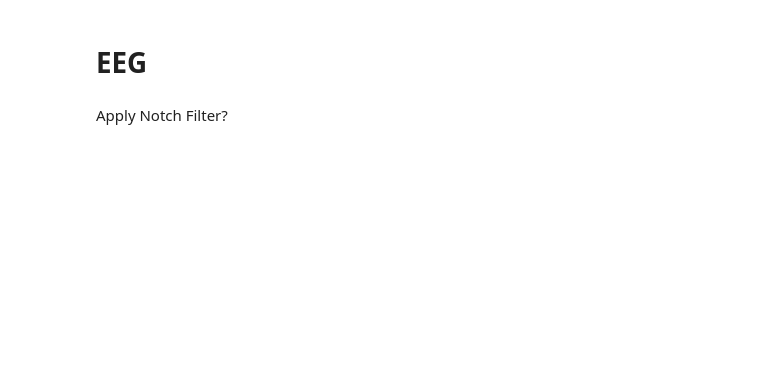
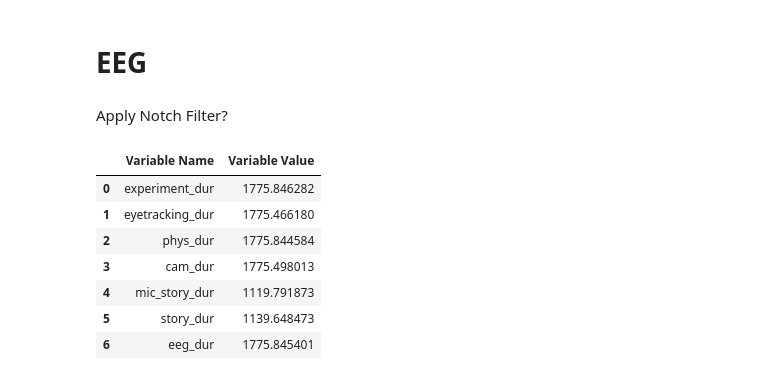
Before and after one commit to BryanGonzalez262/MOBI2024, a Jupyter notebook: CUNY_FACIAL/Code/pilot_check.ipynb, the cells around one changed output. Saved outputs shown, nothing was run; the diff lists cells and outputs as text; code cells hidden in the pictures; blank space fills up the shorter version.

```diff
--- a/CUNY_FACIAL/Code/pilot_check.ipynb
+++ b/CUNY_FACIAL/Code/pilot_check.ipynb
@@ -483,17 +540,26 @@ plt.show()
 # %%
 eeg_dat = data[streams_collected.index('EGI NetAmp 0')]
 eeg_df = pd.DataFrame(eeg_dat['time_series'])
 eeg_df['lsl_time_stamp'] = eeg_dat['time_stamps']
 
 eeg_exp = get_event_data('Experiment', eeg_df, stim_df=stim_df)
 start = eeg_exp['lsl_time_stamp'].values[0]
 stop = eeg_exp['lsl_time_stamp'].values[-1]
 eeg_dur = stop - start
 
 # List of variables to include in the DataFrame
-dur_variables = ['exp_dur', 'et_dur', 'ps_dur', 'cam_dur', 'mic_story_dur', 'story_dur', 'eeg_dur']
+dur_variables = ['experiment_dur', 'eyetracking_dur', 'phys_dur', 'cam_dur', 'mic_story_dur', 'story_dur', 'eeg_dur']
 variables = {name: globals()[name] for name in dur_variables}
 
 # Convert the dictionary to a pandas DataFrame
 durations_df = pd.DataFrame(list(variables.items()), columns=['Variable Name', 'Variable Value'])
 durations_df
+# %% [output]
+|  | Variable Name | Variable Value |
+| 0 | experiment_dur | 1775.846282 |
+| 1 | eyetracking_dur | 1775.466180 |
+| 2 | phys_dur | 1775.844584 |
+| 3 | cam_dur | 1775.498013 |
+| 4 | mic_story_dur | 1119.791873 |
+| 5 | story_dur | 1139.648473 |
+| 6 | eeg_dur | 1775.845401 |
```
Also changed, not shown: parts of 18 cells of this notebook, 2 other files.
